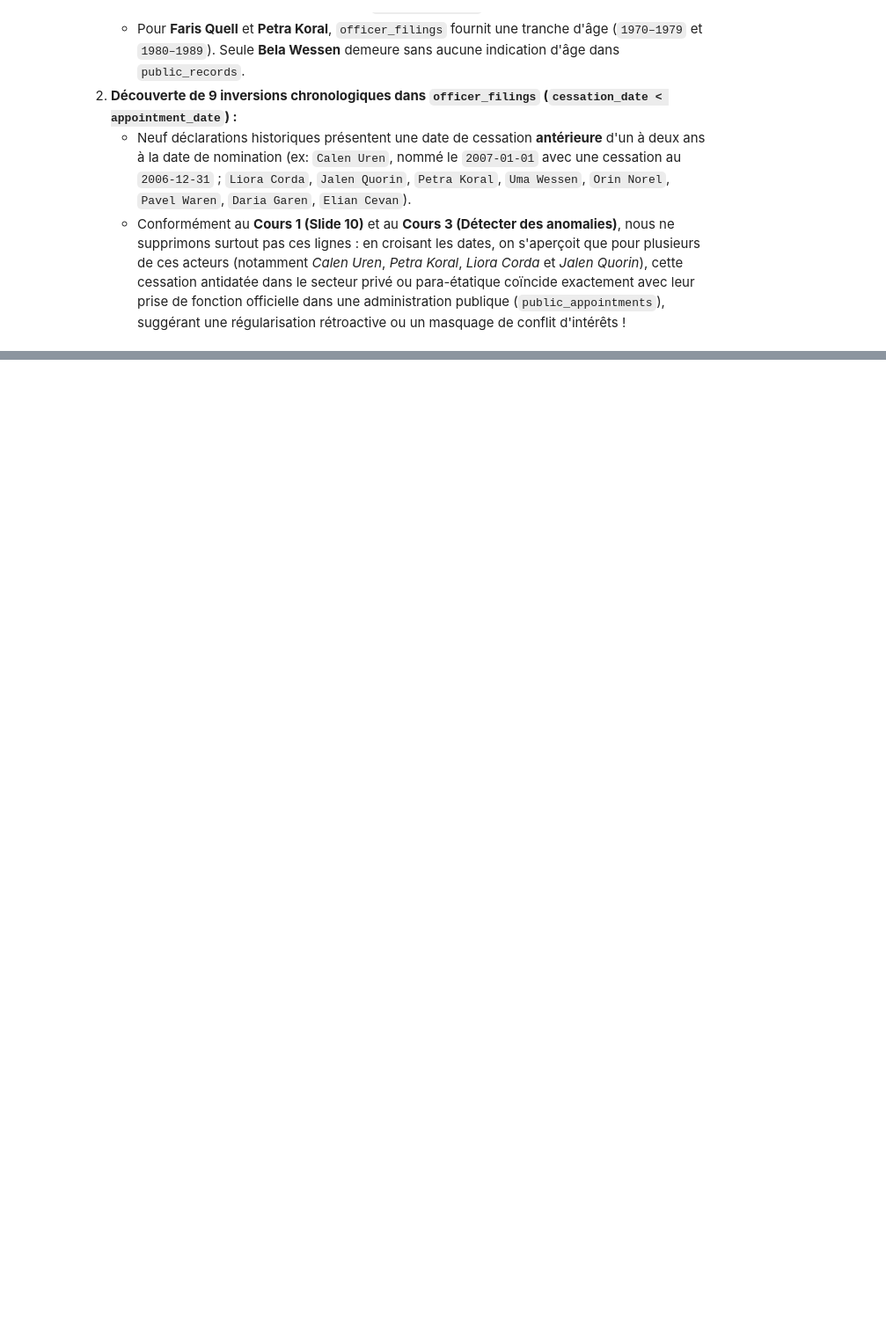
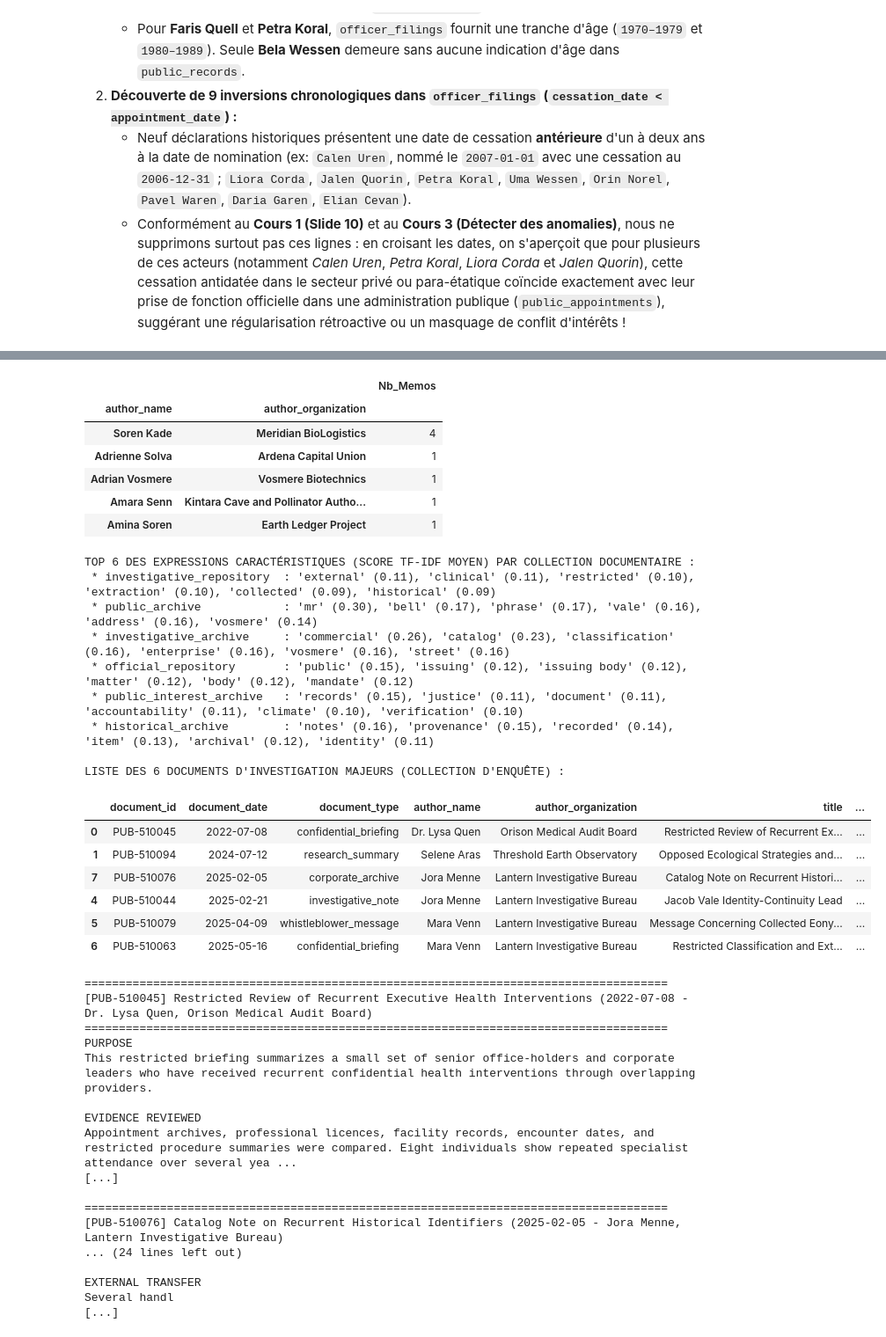
Before and after one commit to YasminaABBAS/20262027-UE-DataMining-Groupe10, a Jupyter notebook: Base_notebook_to_complete-checkpoint.ipynb, the cells around one changed output, grey strips where cells are left out. Shown at 88% size. Drawn from its saved outputs; the diff is of its cells as text; code cells hidden in the pictures; blank space fills up the shorter version.

```diff
--- a/Base_notebook_to_complete-checkpoint.ipynb
+++ b/Base_notebook_to_complete-checkpoint.ipynb
@@ -970,0 +1360,40 @@ L'exécution de notre pipeline de nettoyage et de contrôle logique révèle tro
+# %%
+# ==============================================================================
+# TEXT MINING (COURS 6) : DÉTECTION DE TEMPLATES ET ANALYSE TF-IDF
+# ==============================================================================
+from sklearn.feature_extraction.text import TfidfVectorizer
+
+# 1. Analyse des phrases standardisées de couverture dans institutional_memos
+clause_deni_1 = im_clean['text'].str.contains("without inferring an undisclosed purpose", regex=False)
+clause_deni_2 = im_clean['text'].str.contains("Restricted handling is treated as a control category rather than evidence of a hidden programme", regex=False)
+
+print(f"Mémos contenant 'without inferring an undisclosed purpose' : {clause_deni_1.sum()} / {len(im_clean)} (100 %)")
+print(f"Mémos contenant 'rather than evidence of a hidden programme' : {clause_deni_2.sum()} / {len(im_clean)} (70 %)")
+print("\nAuteurs les plus fréquents dans institutional_memos :")
+display(im_clean.groupby(['author_name', 'author_organization'])['document_id'].count().sort_values(ascending=False).head(5).to_frame('Nb_Memos'))
+
+# 2. Vectorisation TF-IDF (Unigrammes + Bigrammes) sur public_and_investigative_documents
+vectorizer = TfidfVectorizer(stop_words='english', ngram_range=(1, 2), max_features=600)
+tfidf_matrix = vectorizer.fit_transform(pid_clean['text'])
+vocab = np.array(vectorizer.get_feature_names_out())
+
+print("\nTOP 6 DES EXPRESSIONS CARACTÉRISTIQUES (SCORE TF-IDF MOYEN) PAR COLLECTION DOCUMENTAIRE :")
+for collection_name in pid_clean['collection'].unique():
+    idx_coll = (pid_clean['collection'] == collection_name).values
+    scores_moyens = np.asarray(tfidf_matrix[idx_coll].mean(axis=0)).ravel()
+    top_idx = scores_moyens.argsort()[-6:][::-1]
+    termes_cles = [f"'{vocab[i]}' ({scores_moyens[i]:.2f})" for i in top_idx]
+    print(f" * {collection_name:<25} : {', '.join(termes_cles)}")
+
+# 3. Extraction des documents de la collection 'investigative_repository' et 'investigative_archive'
+docs_cles = pid_clean[pid_clean['collection'].isin(['investigative_repository', 'investigative_archive'])].sort_values('document_date_dt')
+print("\nLISTE DES 6 DOCUMENTS D'INVESTIGATION MAJEURS (COLLECTION D'ENQUÊTE) :")
+display(docs_cles[['document_id', 'document_date', 'document_type', 'author_name', 'author_organization', 'title', 'public_or_restricted']])
+
+# 4. Affichage d'extraits ciblés des 4 notes révélant le cœur de l'intrigue
+for doc_id in ['PUB-510045', 'PUB-510076', 'PUB-510079', 'PUB-510063']:
+    row = pid_clean[pid_clean['document_id'] == doc_id].iloc[0]
+    print(f"\n{'='*85}\n[{row['document_id']}] {row['title']} ({row['document_date']} - {row['author_name']}, {row['author_organization']})\n{'='*85}")
+    # On affiche les 600 premiers caractères du texte
+    print(row['text'][:650] + "\n[...]")
+# %% [output]
@@ -970,0 +1404,40 @@ L'exécution de notre pipeline de nettoyage et de contrôle logique révèle tro
+|  |  | Nb_Memos |
+| author_name | author_organization |  |
+| Soren Kade | Meridian BioLogistics | 4 |
+| Adrienne Solva | Ardena Capital Union | 1 |
+| Adrian Vosmere | Vosmere Biotechnics | 1 |
+| Amara Senn | Kintara Cave and Pollinator Autho... | 1 |
+| Amina Soren | Earth Ledger Project | 1 |
+TOP 6 DES EXPRESSIONS CARACTÉRISTIQUES (SCORE TF-IDF MOYEN) PAR COLLECTION DOCUMENTAIRE :
+ * investigative_repository  : 'external' (0.11), 'clinical' (0.11), 'restricted' (0.10), 'extraction' (0.10), 'collected' (0.09), 'historical' (0.09)
+ * public_archive            : 'mr' (0.30), 'bell' (0.17), 'phrase' (0.17), 'vale' (0.16), 'address' (0.16), 'vosmere' (0.14)
+ * investigative_archive     : 'commercial' (0.26), 'catalog' (0.23), 'classification' (0.16), 'enterprise' (0.16), 'vosmere' (0.16), 'street' (0.16)
+ * official_repository       : 'public' (0.15), 'issuing' (0.12), 'issuing body' (0.12), 'matter' (0.12), 'body' (0.12), 'mandate' (0.12)
+ * public_interest_archive   : 'records' (0.15), 'justice' (0.11), 'document' (0.11), 'accountability' (0.11), 'climate' (0.10), 'verification' (0.10)
+ * historical_archive        : 'notes' (0.16), 'provenance' (0.15), 'recorded' (0.14), 'item' (0.13), 'archival' (0.12), 'identity' (0.11)
+
+LISTE DES 6 DOCUMENTS D'INVESTIGATION MAJEURS (COLLECTION D'ENQUÊTE) :
+|  | document_id | document_date | document_type | author_name | author_organization | title | ... |
+| 0 | PUB-510045 | 2022-07-08 | confidential_briefing | Dr. Lysa Quen | Orison Medical Audit Board | Restricted Review of Recurrent Ex... | ... |
+| 1 | PUB-510094 | 2024-07-12 | research_summary | Selene Aras | Threshold Earth Observatory | Opposed Ecological Strategies and... | ... |
+| 7 | PUB-510076 | 2025-02-05 | corporate_archive | Jora Menne | Lantern Investigative Bureau | Catalog Note on Recurrent Histori... | ... |
+| 4 | PUB-510044 | 2025-02-21 | investigative_note | Jora Menne | Lantern Investigative Bureau | Jacob Vale Identity-Continuity Lead | ... |
+| 5 | PUB-510079 | 2025-04-09 | whistleblower_message | Mara Venn | Lantern Investigative Bureau | Message Concerning Collected Eony... | ... |
+| 6 | PUB-510063 | 2025-05-16 | confidential_briefing | Mara Venn | Lantern Investigative Bureau | Restricted Classification and Ext... | ... |
+=====================================================================================
+[PUB-510045] Restricted Review of Recurrent Executive Health Interventions (2022-07-08 - Dr. Lysa Quen, Orison Medical Audit Board)
+=====================================================================================
+PURPOSE
+This restricted briefing summarizes a small set of senior office-holders and corporate leaders who have received recurrent confidential health interventions through overlapping providers.
+
+EVIDENCE REVIEWED
+Appointment archives, professional licences, facility records, encounter dates, and restricted procedure summaries were compared. Eight individuals show repeated specialist attendance over several yea ...
+[...]
+
+=====================================================================================
+[PUB-510076] Catalog Note on Recurrent Historical Identifiers (2025-02-05 - Jora Menne, Lantern Investigative Bureau)
+... (24 lines left out)
+
+EXTERNAL TRANSFER
+Several handl
+[...]
```
Also changed, not shown: parts of 26 cells of this notebook.
